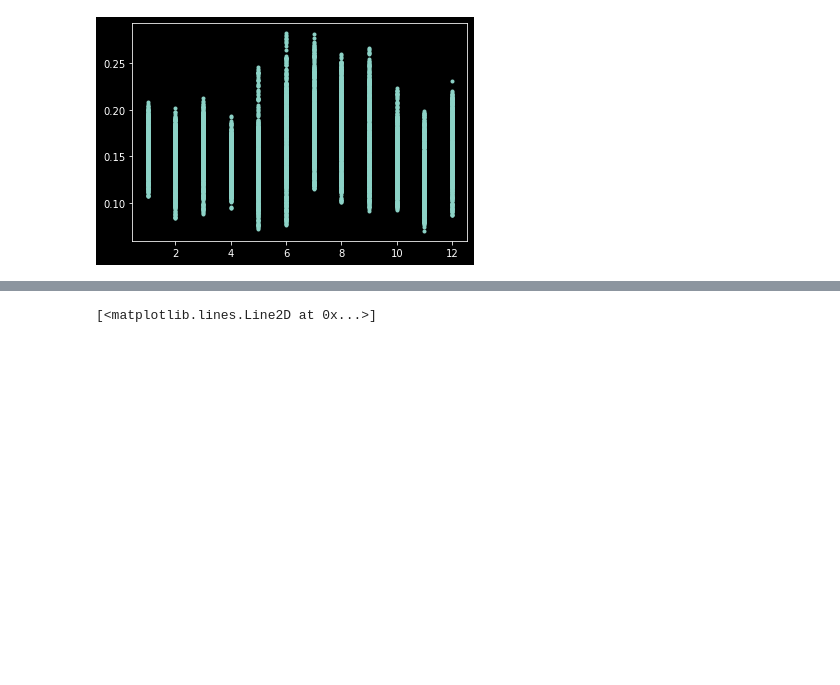
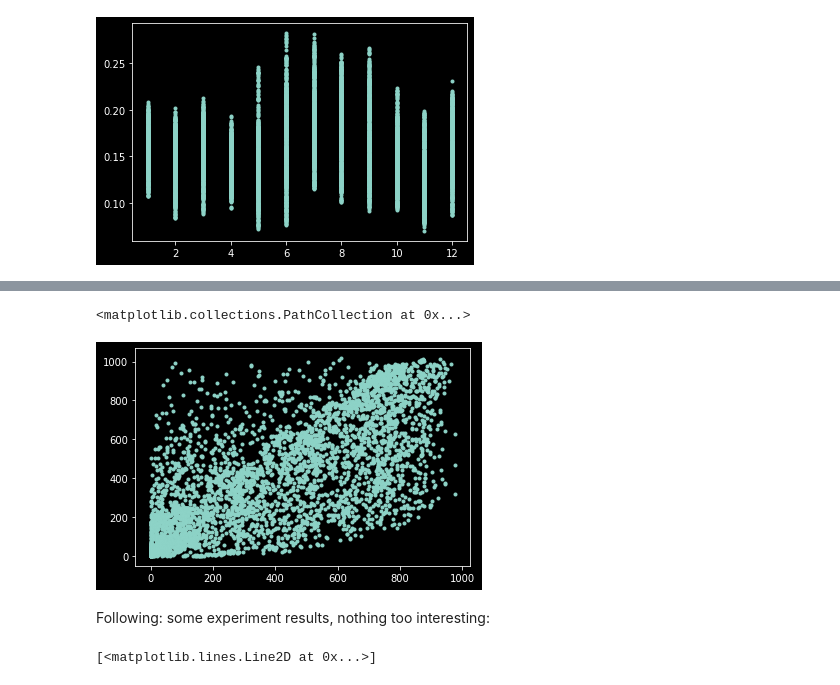
Before and after one commit to ludwigbald/msc-thesis, a Jupyter notebook: exploration.ipynb, the cells around one changed output, grey strips where cells are left out. Drawn from its saved outputs; the diff is of its cells as text; code cells hidden in the pictures; blank space fills up the shorter version.

```diff
--- a/exploration.ipynb
+++ b/exploration.ipynb
@@ -220,3 +233,10 @@ plt.plot(pricingtime["Month"], pricingtime["kg_CO2/kWh"] , ".")
+# %%
+plt.scatter(x=building1["Solar Generation [W/kW]"], y=weather[diffuse], marker=".")
+# %% [output]
+<matplotlib.collections.PathCollection at 0x...>
+[figure, added]
+# %% [markdown]
+Following: some experiment results, nothing too interesting:
 # %%
 soc = pd.read_csv("soc.txt").iloc[:,1]
 # %%
```
Also changed, not shown: parts of 4 cells of this notebook, 2 other files.
